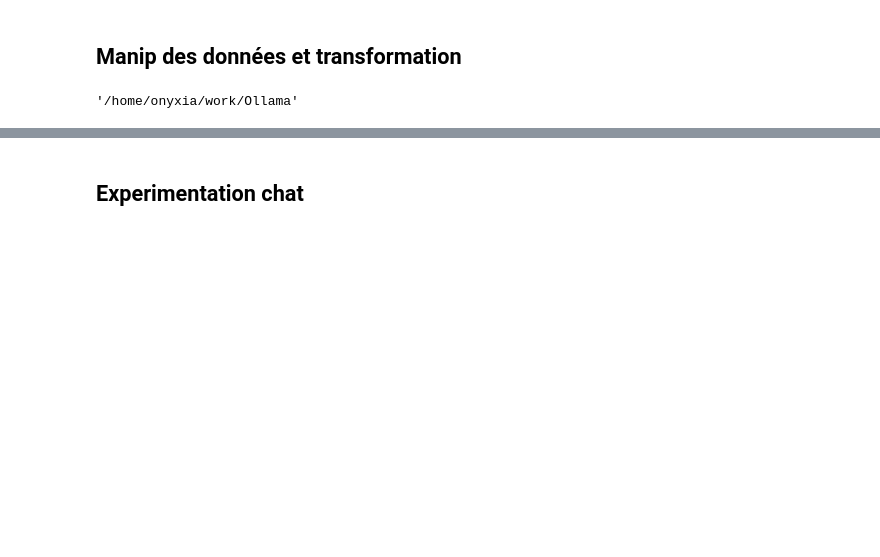
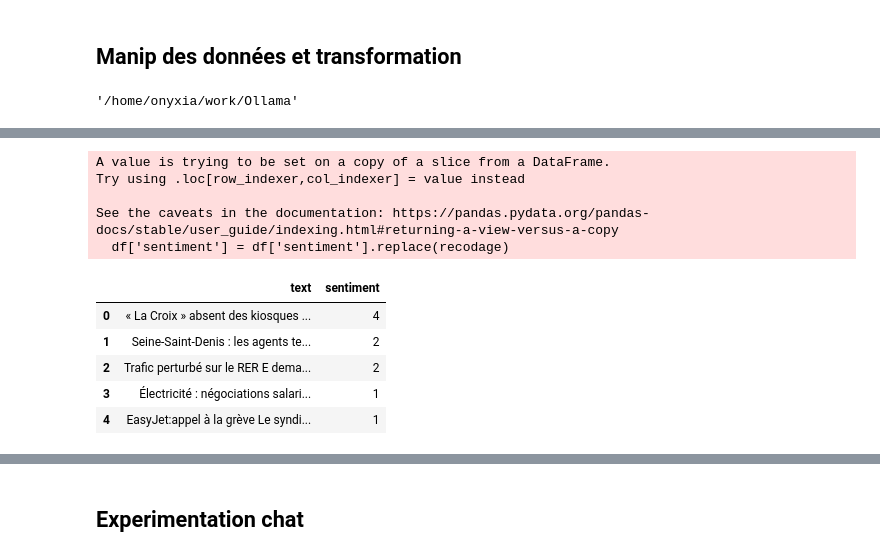
Before and after one commit to StephOgre/Ollama, a Jupyter notebook: llama.ipynb, the cells around one changed output, grey strips where cells are left out. Drawn from its saved outputs; the diff is of its cells as text; code cells hidden in the pictures; blank space fills up the shorter version.

```diff
--- a/llama.ipynb
+++ b/llama.ipynb
@@ -24,3 +69,27 @@ df.head()
+# %%
+###Recodage des modalité
+recodage = {
+    'Autres': 5,
+    'Rémunérations': 1,
+    'Conditions de travail': 2,
+    'Emploi-licenciement': 4,
+    'Temps de travail': 3
+}
+
+df['sentiment'] = df['sentiment'].replace(recodage)
+df.head()
+# %% [output]
+A value is trying to be set on a copy of a slice from a DataFrame.
+Try using .loc[row_indexer,col_indexer] = value instead
+
+See the caveats in the documentation: https://pandas.pydata.org/pandas-docs/stable/user_guide/indexing.html#returning-a-view-versus-a-copy
+  df['sentiment'] = df['sentiment'].replace(recodage)
+|  | text | sentiment |
+| 0 | « La Croix » absent des kiosques ... | 4 |
+| 1 | Seine-Saint-Denis : les agents te... | 2 |
+| 2 | Trafic perturbé sur le RER E dema... | 2 |
+| 3 | Électricité : négociations salari... | 1 |
+| 4 | EasyJet:appel à la grève Le syndi... | 1 |
 # %%
 df = df.dropna(subset=['sentiment'])
 # %%
```
Also changed, not shown: parts of 19 cells of this notebook.
